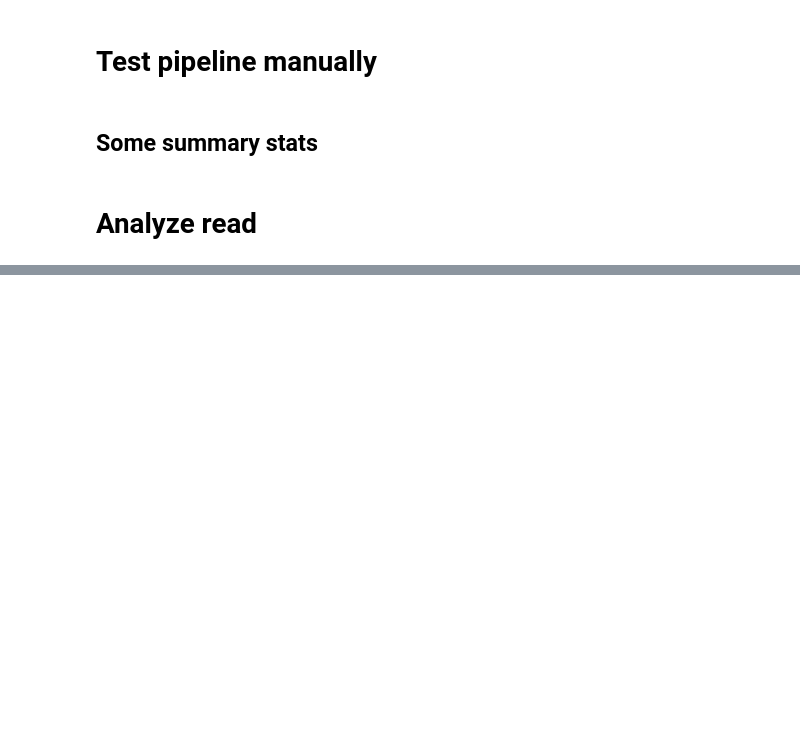
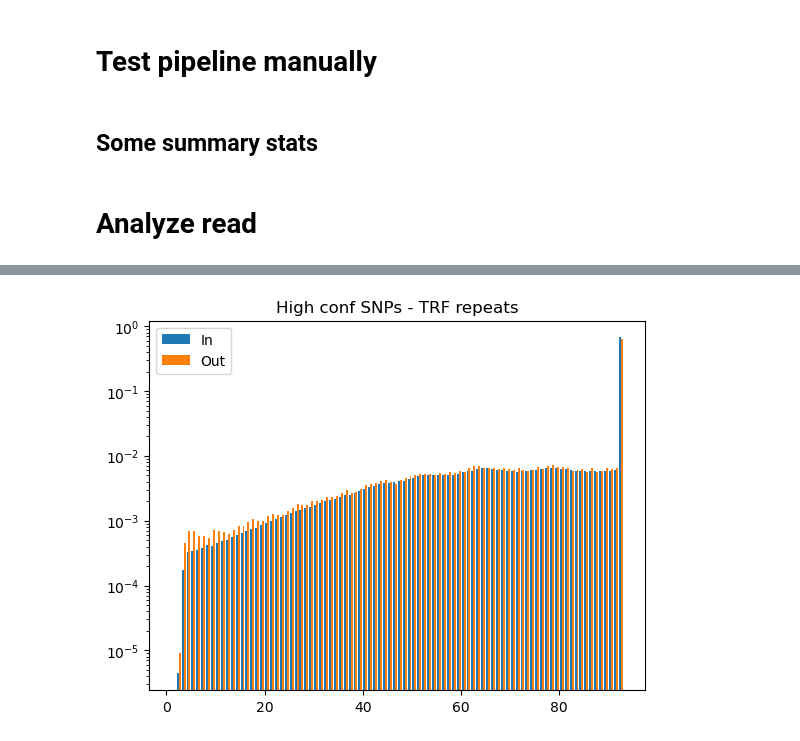
Before and after one commit to regevs/recombination, a Jupyter notebook: notebooks/20240112_large_scale_hap_aware_reads.ipynb, the cells around one changed output, grey strips where cells are left out. Cells and saved outputs as stored; diff of their text form; code cells hidden in the pictures; blank space fills up the shorter version.

```diff
--- a/notebooks/20240112_large_scale_hap_aware_reads.ipynb
+++ b/notebooks/20240112_large_scale_hap_aware_reads.ipynb
@@ -254,0 +196,20 @@ hostname
+# %%
+plt.hist(
+    [
+        (high_conf_snps_df
+            .filter((pl.col("trf_repeat_length_hap1") == 0) & (pl.col("trf_repeat_length_hap2") == 0))
+            .select(pl.col("qual_start1"))
+        )["qual_start1"],
+        (high_conf_snps_df
+            .filter((pl.col("trf_repeat_length_hap1") > 0) | (pl.col("trf_repeat_length_hap2") > 0))
+            .select(pl.col("qual_start1"))
+        )["qual_start1"],
+    ],
+    bins=np.arange(1,94),
+    log=True,
+    density=True,
+);
+plt.title("High conf SNPs - TRF repeats");
+plt.legend(["In", "Out"]);
+# %% [output]
+[figure, added]
```
Also changed, not shown: parts of 94 cells of this notebook, 8 other files.
